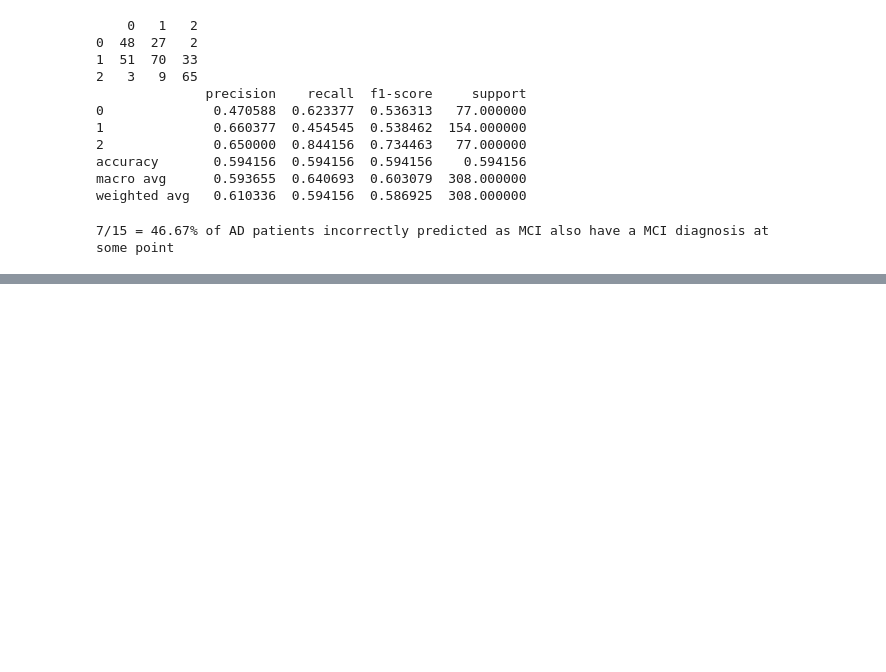
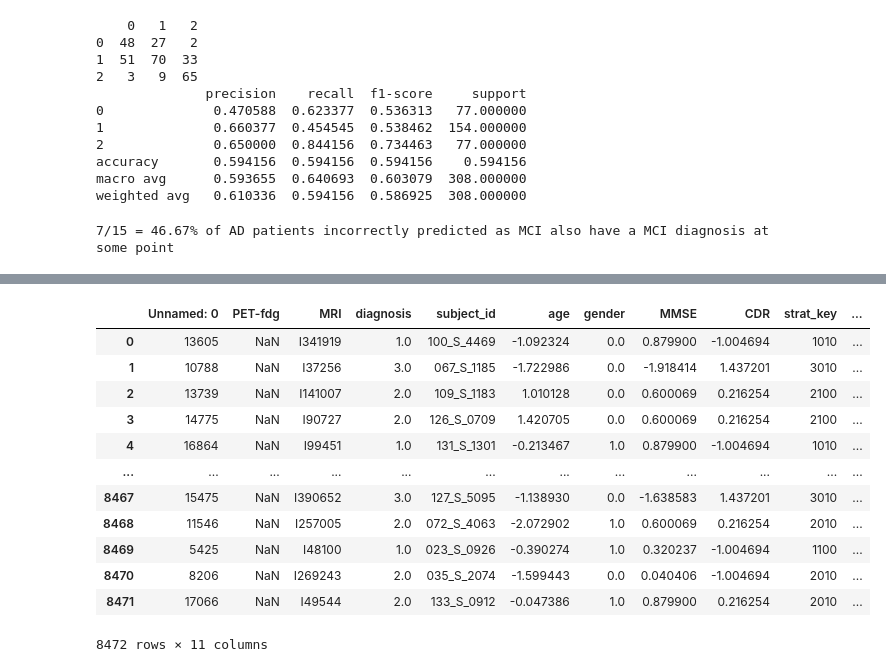
Before and after one commit to MattiaCestari/adni-mri-classification, a Jupyter notebook: analysis.ipynb, the cells around one changed output, grey strips where cells are left out. Saved outputs shown, nothing was run; the diff lists cells and outputs as text; code cells hidden in the pictures; blank space fills up the shorter version.

```diff
--- a/analysis.ipynb
+++ b/analysis.ipynb
@@ -285,0 +385,20 @@ print(f"{len(converted)}/{len(selected_subj)} = {len(converted) / len(selected_s
+# %%
+mri_only = samples[ (samples["MRI"].notna()) & (samples["PET-fdg"].isna()) ]
+pet_only = samples[ (samples["MRI"].isna()) & (samples["PET-fdg"].notna()) ]
+mri_pet = samples[ (samples["MRI"].notna()) & (samples["PET-fdg"].notna()) ]
+# %%
+mri_only.sample(frac=0.51).reset_index(drop=True)
+# %% [output]
+|  | Unnamed: 0 | PET-fdg | MRI | diagnosis | subject_id | age | gender | MMSE | CDR | strat_key | ... |
+| 0 | 13605 | NaN | I341919 | 1.0 | 100_S_4469 | -1.092324 | 0.0 | 0.879900 | -1.004694 | 1010 | ... |
+| 1 | 10788 | NaN | I37256 | 3.0 | 067_S_1185 | -1.722986 | 0.0 | -1.918414 | 1.437201 | 3010 | ... |
+| 2 | 13739 | NaN | I141007 | 2.0 | 109_S_1183 | 1.010128 | 0.0 | 0.600069 | 0.216254 | 2100 | ... |
+| 3 | 14775 | NaN | I90727 | 2.0 | 126_S_0709 | 1.420705 | 0.0 | 0.600069 | 0.216254 | 2100 | ... |
+| 4 | 16864 | NaN | I99451 | 1.0 | 131_S_1301 | -0.213467 | 1.0 | 0.879900 | -1.004694 | 1010 | ... |
+| ... | ... | ... | ... | ... | ... | ... | ... | ... | ... | ... | ... |
+| 8467 | 15475 | NaN | I390652 | 3.0 | 127_S_5095 | -1.138930 | 0.0 | -1.638583 | 1.437201 | 3010 | ... |
+| 8468 | 11546 | NaN | I257005 | 2.0 | 072_S_4063 | -2.072902 | 1.0 | 0.600069 | 0.216254 | 2010 | ... |
+| 8469 | 5425 | NaN | I48100 | 1.0 | 023_S_0926 | -0.390274 | 1.0 | 0.320237 | -1.004694 | 1100 | ... |
+| 8470 | 8206 | NaN | I269243 | 2.0 | 035_S_2074 | -1.599443 | 0.0 | 0.040406 | -1.004694 | 2010 | ... |
+| 8471 | 17066 | NaN | I49544 | 2.0 | 133_S_0912 | -0.047386 | 1.0 | 0.879900 | 0.216254 | 2010 | ... |
+8472 rows × 11 columns
```
Also changed, not shown: parts of 13 cells of this notebook, 9 other files.
